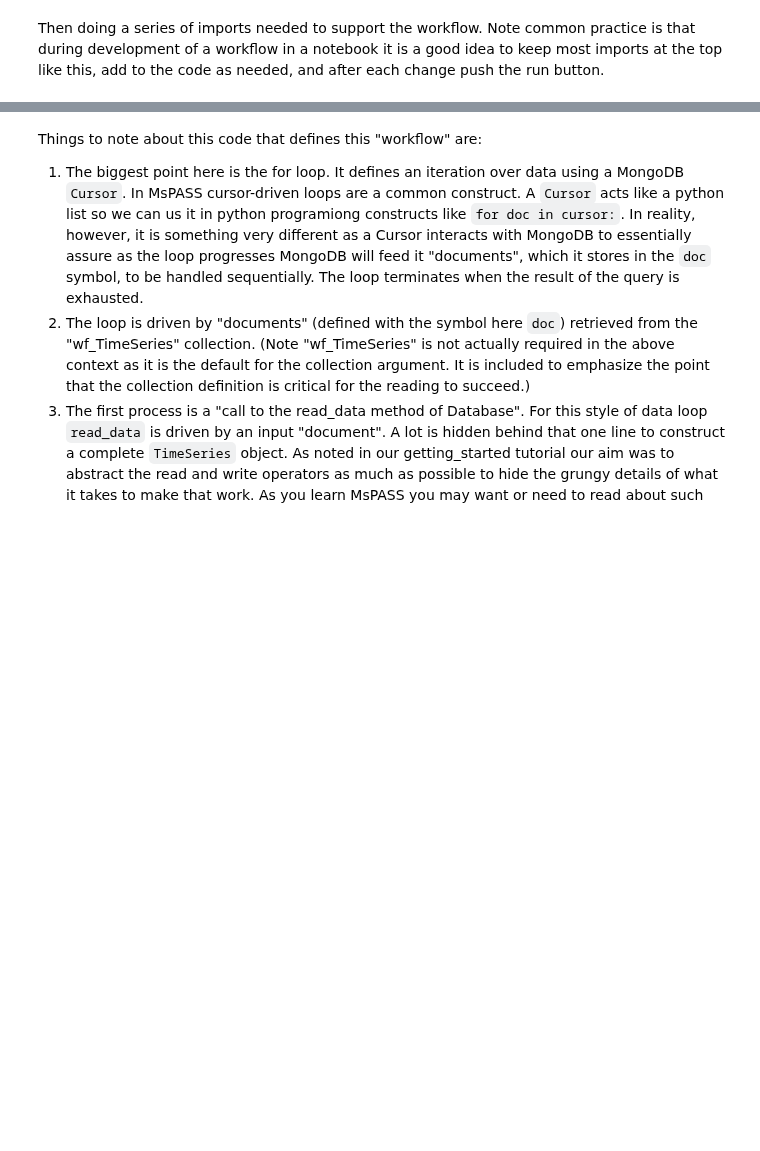
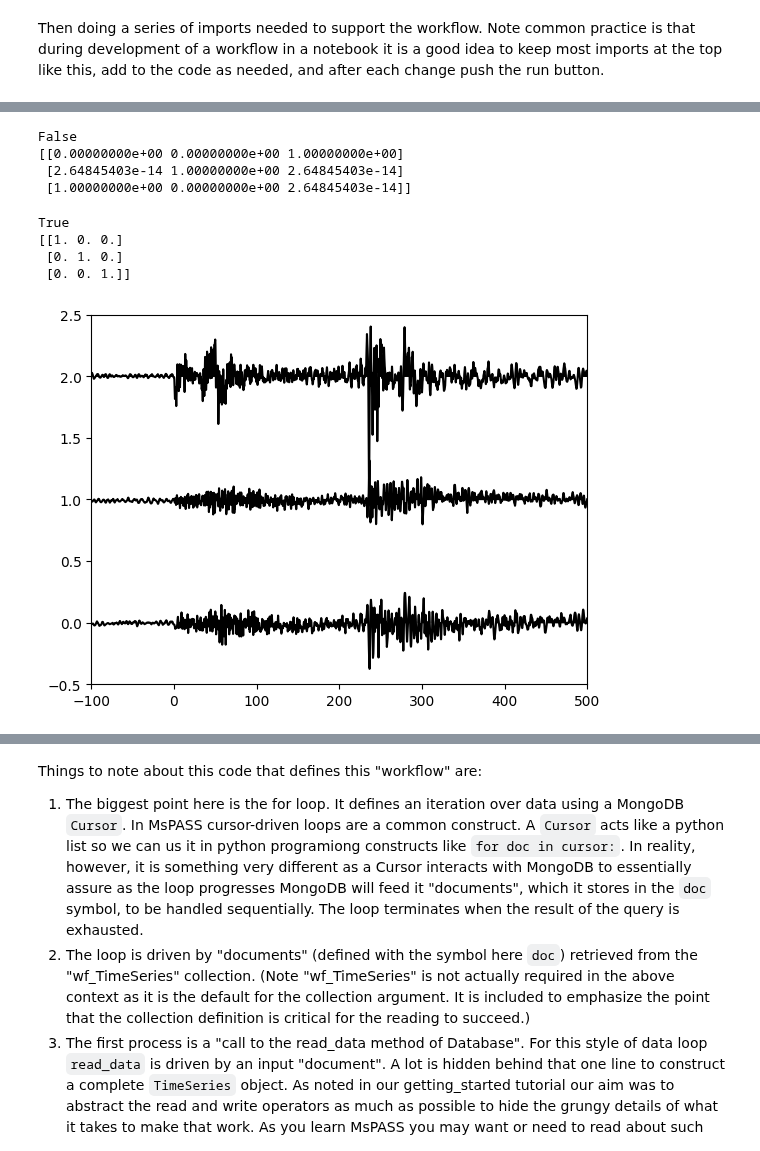
Before and after one commit to mspass-team/mspass_tutorial, a Jupyter notebook: Earthscope2024/Session3.ipynb, the cells around one changed output, grey strips where cells are left out. Cells and saved outputs as stored; diff of their text form; code cells hidden in the pictures; blank space fills up the shorter version.

```diff
--- a/Earthscope2024/Session3.ipynb
+++ b/Earthscope2024/Session3.ipynb
@@ -102,0 +87,58 @@ Last value output by db.save_data= {'is_live': True, '_id': ObjectId('65df859c7e
+# %%
+print(d.cardinal())
+print(d.tmatrix)
+# %% [output]
+False
+[[0.00000000e+00 0.00000000e+00 1.00000000e+00]
+ [2.64845403e-14 1.00000000e+00 2.64845403e-14]
+ [1.00000000e+00 0.00000000e+00 2.64845403e-14]]
+# %%
+from mspasspy.algorithms.basic import rotate_to_standard
+d = rotate_to_standard(d)
+print(d.cardinal())
+print(d.tmatrix)
+# %% [output]
+True
+[[1. 0. 0.]
+ [0. 1. 0.]
+ [0. 0. 1.]]
+# %%
+import math
+from mspasspy.ccore.seismic import SlownessVector
+from mspasspy.algorithms.basic import free_surface_transformation
+from mspasspy.ccore.utility import ErrorSeverity
+
+def apply_FST(d,rayp_key="rayp_P",seaz_key='seaz',vp0=6.0,vs0=3.5):
+    """
+    """
+    if d.is_defined(rayp_key) and d.is_defined(seaz_key):
+        rayp = d[rayp_key]
+        seaz = d[seaz_key]
+        # Some basic seismology here.  rayp is the spherical earth ray parameter
+        # R sin(theta)/v.  Free surface transformation needs apparent velocity
+        # at Earth's surface which is sin(theta)/v when R=Re.   Hence the following
+        # simple convertion to get apparent slowness at surface  sin(theta)/v
+        Re=6378.1
+        umag = rayp/Re   # magnitude of slowness vector
+        # seaz is back azimuth - slowness vector points in direction of propagation
+        # with is 180 degrees away from back azimuth
+        az = seaz + 180.0
+        # component slowness vector components in local coordinates
+        ux = umag * math.sin(az)
+        uy = umag * math.cos(az)
+        # FST implementation requires this special class called a Slowness Vector
+        u = SlownessVector(ux,uy)
+        d = free_surface_transformation(d,u,vp0,vs0)
+    else:
+        d.kill()
+        message = "one of required attributes rayp_P or seaz were not defined for this datum"
+        d.elog.log_error("apply_FST",message,ErrorSeverity.Invalid)
+
+    return d
+# %%
+# testing only to prepare this notebook - delete
+d2=apply_FST(d)
+plotter.plot(d2)
+# plot is from bottom up SH, SV, P
+# %% [output]
+[figure, added]
```
Also changed, not shown: parts of 18 cells of this notebook.
